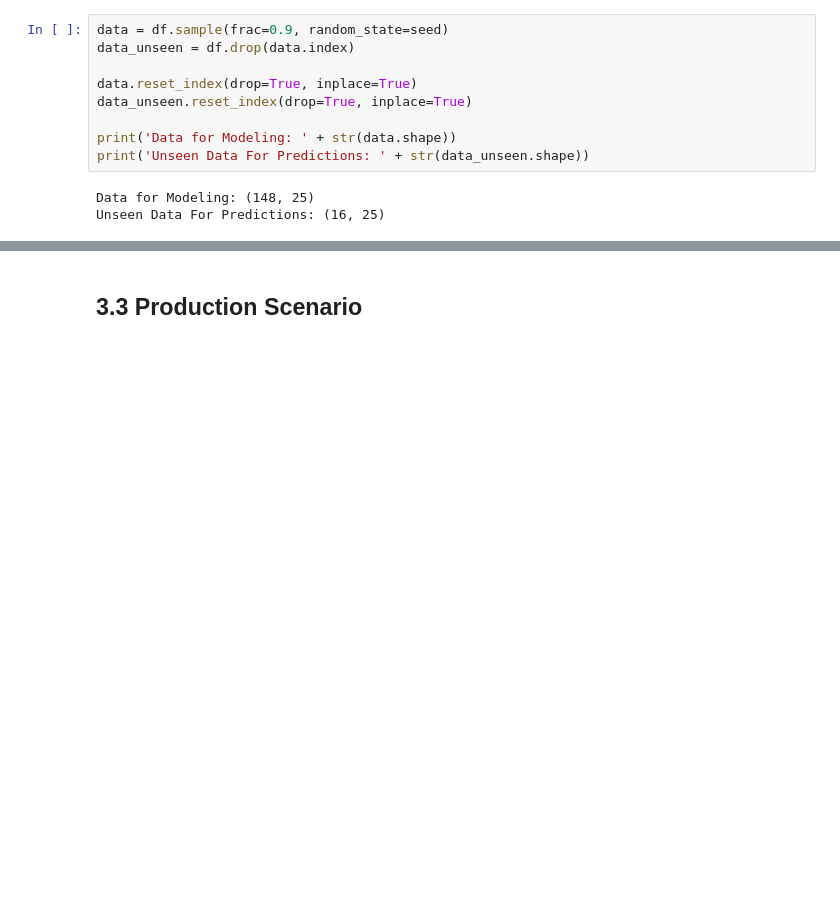
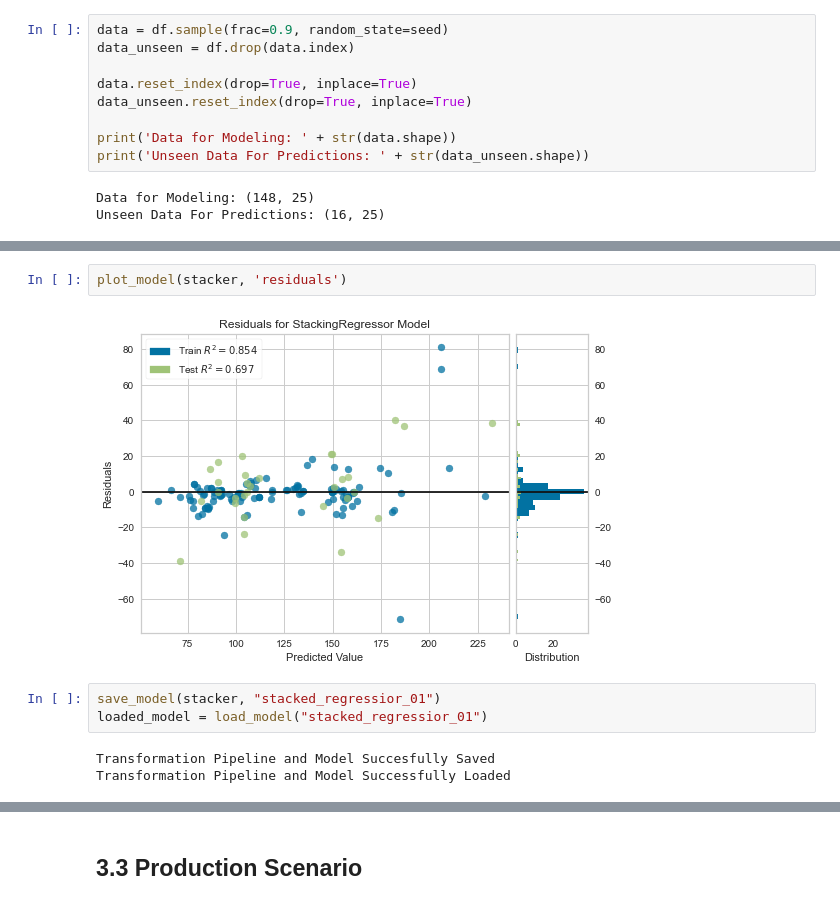
Before and after one commit to sekR4/Automobile, a Jupyter notebook: draft.ipynb, the cells around one changed output, grey strips where cells are left out. Cells and saved outputs as stored; diff of their text form; blank space fills up the shorter version.

```diff
--- a/draft.ipynb
+++ b/draft.ipynb
@@ -123,0 +168,10 @@ regr = setup(**params)
+# %%
+plot_model(stacker, 'residuals')
+# %% [output]
+[figure, added]
+# %%
+save_model(stacker, "stacked_regressior_01")
+loaded_model = load_model("stacked_regressior_01")
+# %% [output]
+Transformation Pipeline and Model Succesfully Saved
+Transformation Pipeline and Model Successfully Loaded
```
Also changed, not shown: parts of 12 cells of this notebook, 45 other files.
